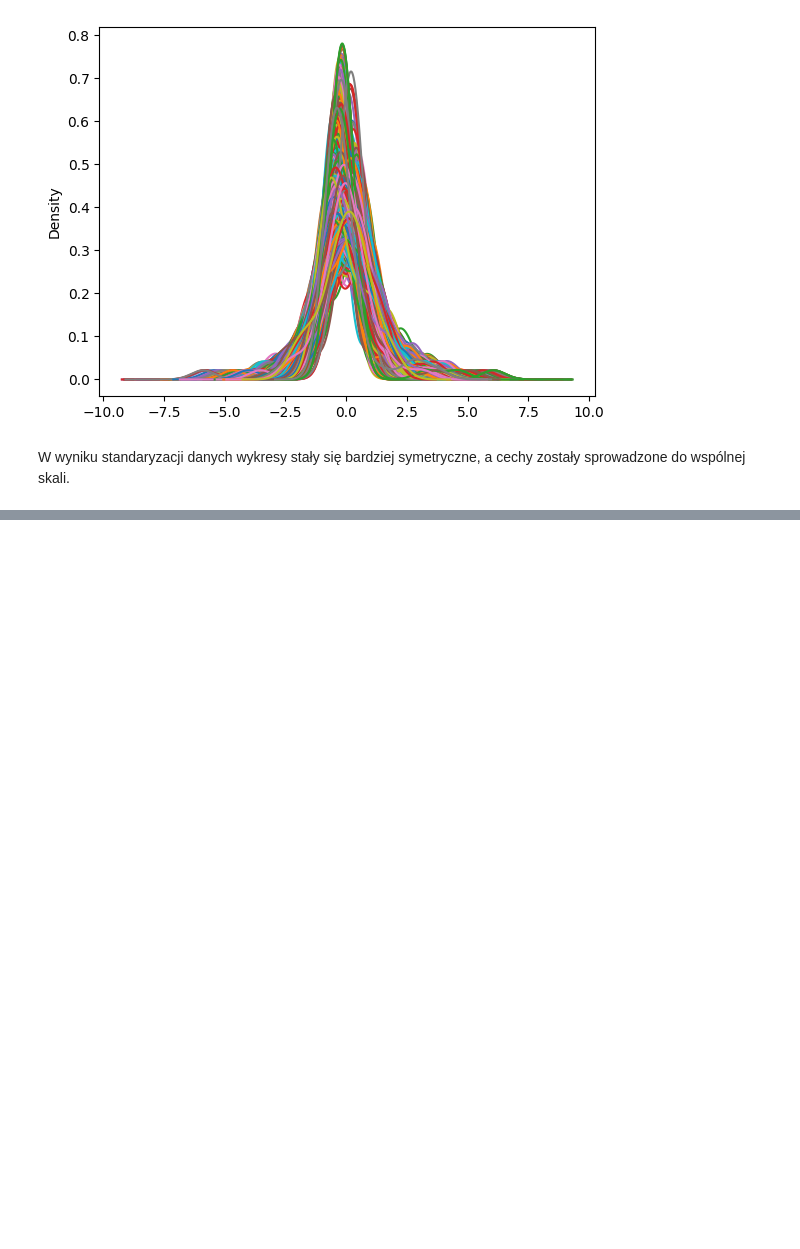
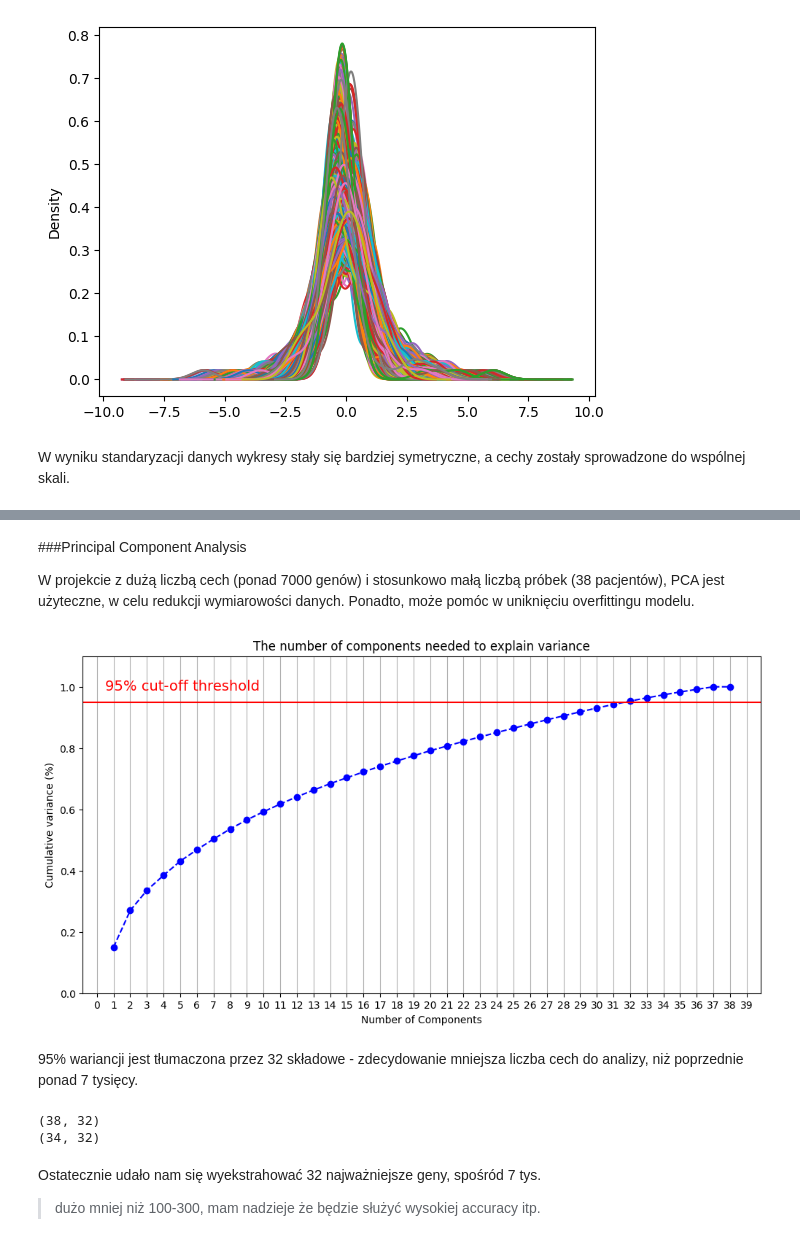
Before and after one commit to szezlong/gene-classification, a Jupyter notebook: Gene_Classification.ipynb, the cells around one changed output, grey strips where cells are left out. Cells and saved outputs as stored; diff of their text form; code cells hidden in the pictures; blank space fills up the shorter version.

```diff
--- a/Gene_Classification.ipynb
+++ b/Gene_Classification.ipynb
@@ -226,0 +237,4 @@ W wyniku standaryzacji danych wykresy stały się bardziej symetryczne, a cechy
+# %% [markdown]
+###Principal Component Analysis
+
+W projekcie z dużą liczbą cech (ponad 7000 genów) i stosunkowo małą liczbą próbek (38 pacjentów), PCA jest użyteczne, w celu redukcji wymiarowości danych. Ponadto, może pomóc w uniknięciu overfittingu modelu.
@@ -226,0 +243,26 @@ W wyniku standaryzacji danych wykresy stały się bardziej symetryczne, a cechy
+# %%
+pca = PCA().fit(train_scaled)
+
+fig, ax = plt.subplots()
+xi = np.arange(1, len(pca.explained_variance_ratio_) + 1, step=1)
+y = np.cumsum(pca.explained_variance_ratio_)
+
+plt.ylim(0.0, 1.1)
+plt.plot(xi, y, marker='o', linestyle='--', color='b')
+
+plt.xlabel('Number of Components')
+plt.xticks(np.arange(0, 40, step=1))
+plt.ylabel('Cumulative variance (%)')
+plt.title('The number of components needed to explain variance')
+
+plt.axhline(y=0.95, color='r', linestyle='-')
+plt.text(0.5, 0.99, '95% cut-off threshold', color = 'red', fontsize=14)
+
+# plt.axhline(y=0.9, color='m', linestyle='-')
+# plt.text(0.5, 0.85, '90% cut-off threshold', color = 'magenta', fontsize=14)
+
+ax.grid(axis='x')
+# %% [output]
+[figure, added]
+# %% [markdown]
+95% wariancji jest tłumaczona przez 32 składowe - zdecydowanie mniejsza liczba cech do analizy, niż poprzednie ponad 7 tysięcy.
@@ -226,0 +272,10 @@ W wyniku standaryzacji danych wykresy stały się bardziej symetryczne, a cechy
+# %%
+print(X_train.shape)
+print(X_test.shape)
+# %% [output]
+(38, 32)
+(34, 32)
+# %% [markdown]
+Ostatecznie udało nam się wyekstrahować 32 najważniejsze geny, spośród 7 tys.
+
+> dużo mniej niż 100-300, mam nadzieje że będzie służyć wysokiej accuracy itp.
```
Also changed, not shown: parts of 4 cells of this notebook.
